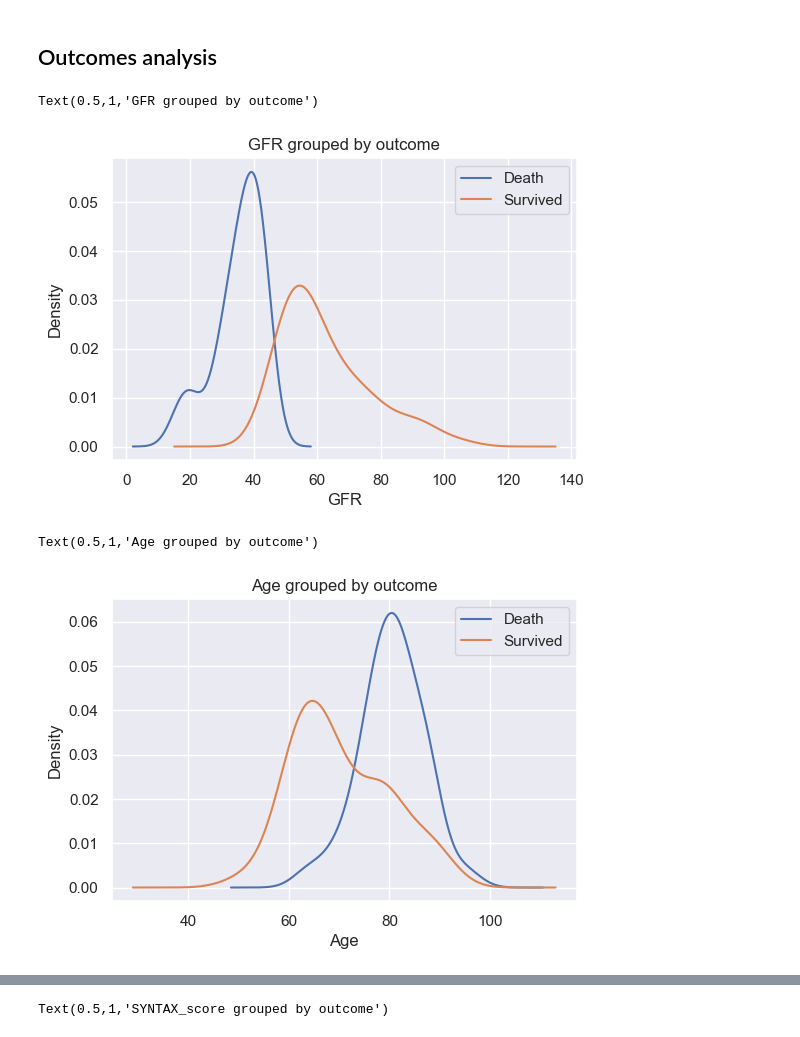
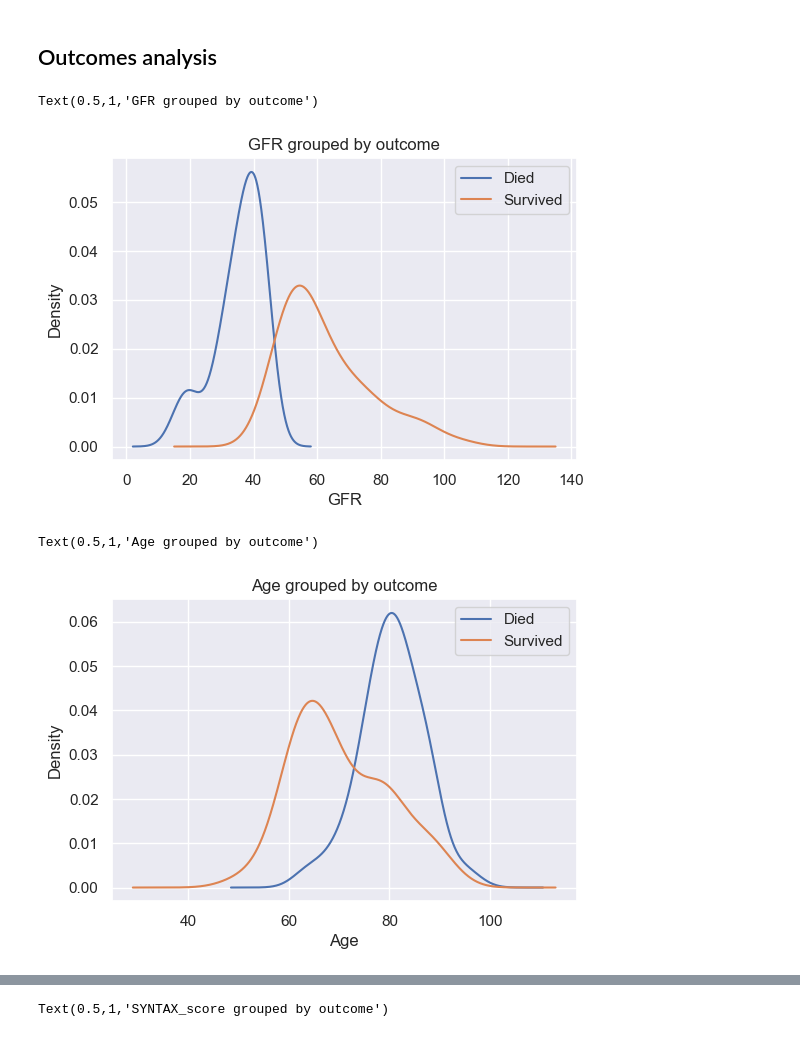
Before and after one commit to AlexShein/anticoagulants, a Jupyter notebook: Rivaroxaban_analysis.ipynb, the cells around one changed output, grey strips where cells are left out. Drawn from its saved outputs; the diff is of its cells as text; code cells hidden in the pictures.

Commit message:
Modified plots titles

```diff
--- a/Rivaroxaban_analysis.ipynb
+++ b/Rivaroxaban_analysis.ipynb
@@ -388,18 +388,18 @@ Confusion matrix, without normalization
 # %%
 fig, ax = plt.subplots()
 df2.groupby("Outcome").GFR.plot(kind='kde')
-ax.legend(["Death", "Survived"]);
+ax.legend(["Died", "Survived"])
 ax.set_xlabel('GFR')
 ax.set_title('GFR grouped by outcome')
 # %% [output]
 Text(0.5,1,'GFR grouped by outcome')
-[figure, old version]
+[figure, new version]
 # %%
 fig, ax = plt.subplots()
 df2.groupby("Outcome").Age.plot(kind='kde')
-ax.legend(["Death", "Survived"]);
+ax.legend(["Died", "Survived"])
 ax.set_xlabel('Age')
 ax.set_title('Age grouped by outcome')
 # %% [output]
 Text(0.5,1,'Age grouped by outcome')
-[figure, old version]
+[figure, new version]
```
Also changed, not shown: parts of 8 cells of this notebook.
